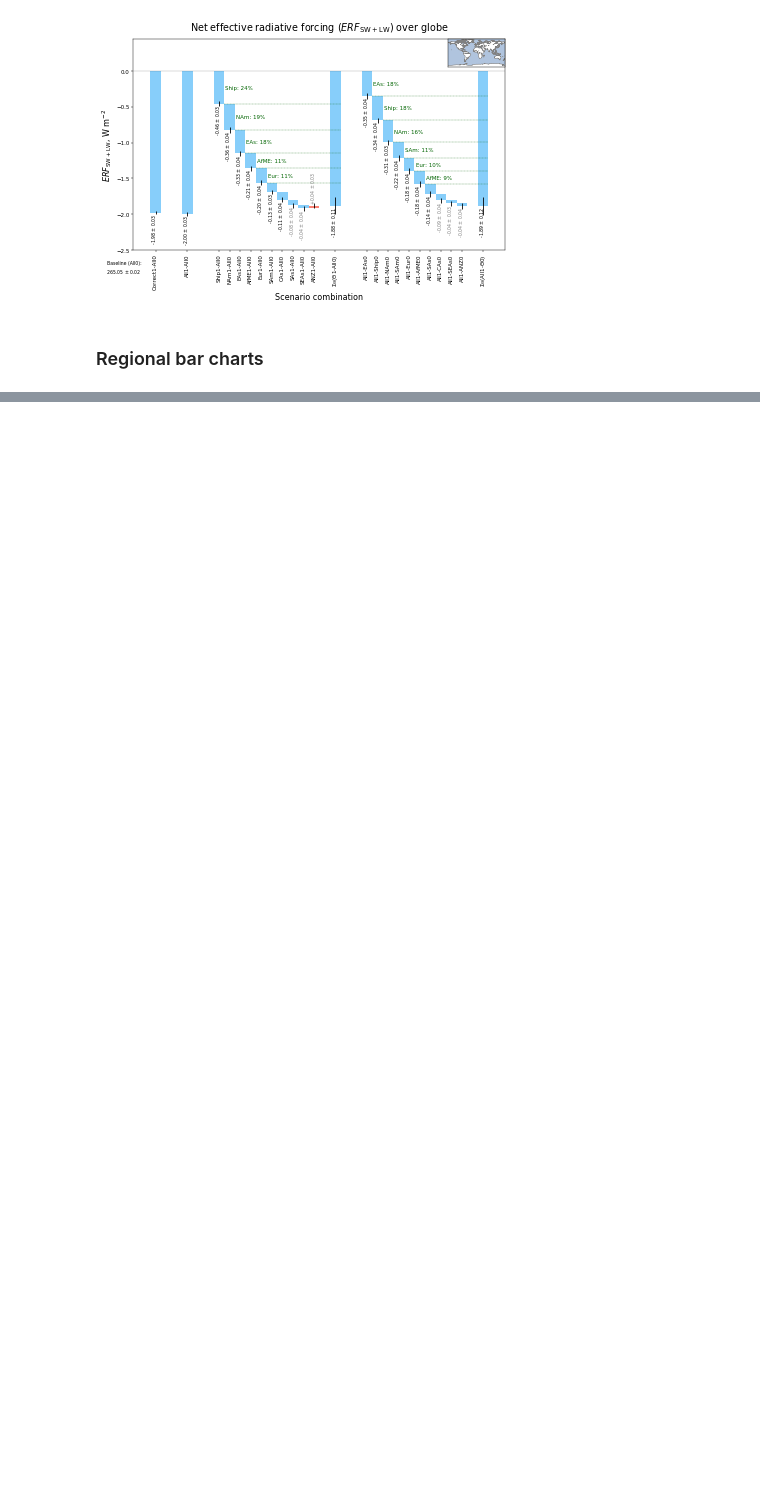
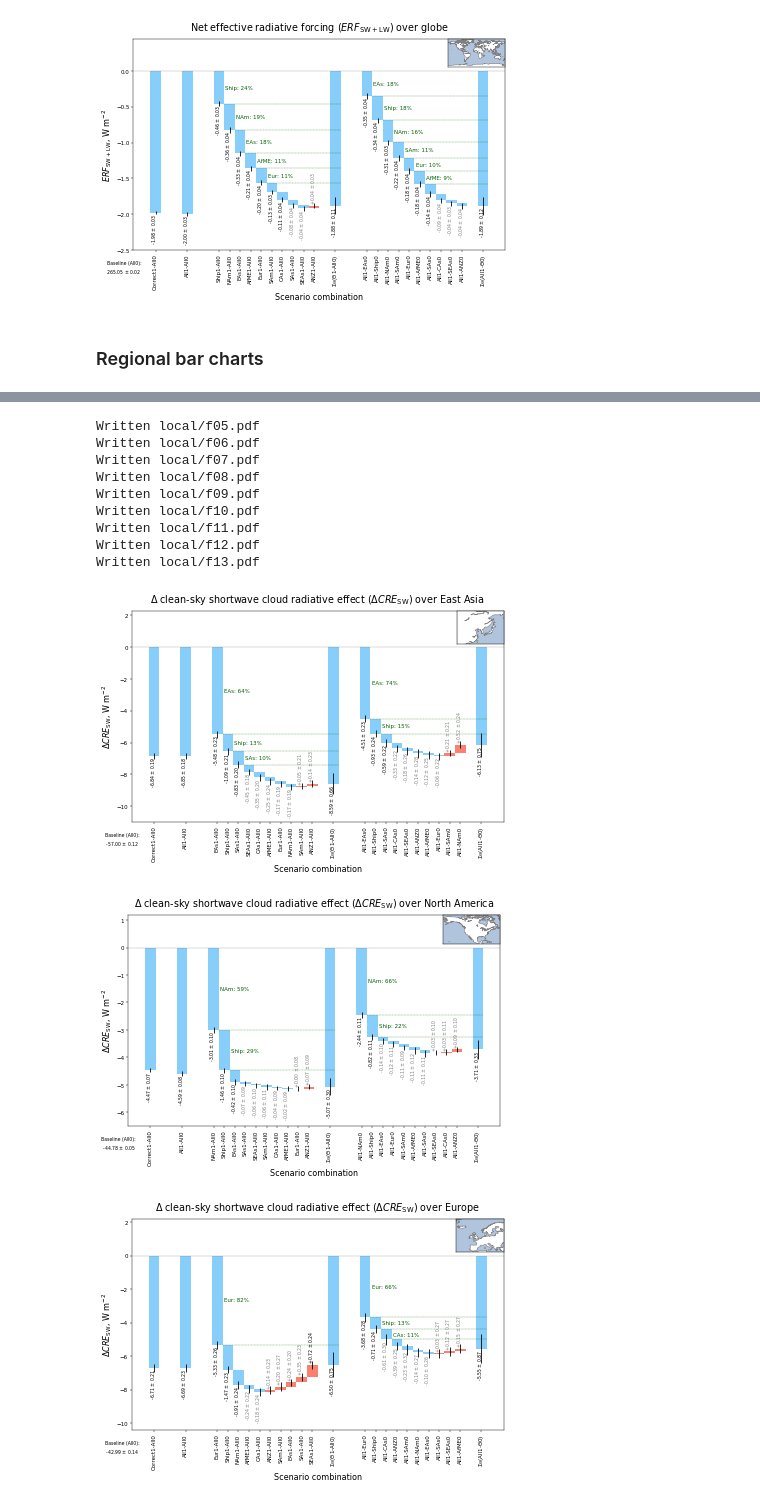
Before and after one commit to grandey/draft2017a-region-rfp, a Jupyter notebook: figures_draft2017a.ipynb, the cells around one changed output, grey strips where cells are left out. Cells and saved outputs as stored; diff of their text form; code cells hidden in the pictures; blank space fills up the shorter version.

```diff
--- a/figures_draft2017a.ipynb
+++ b/figures_draft2017a.ipynb
@@ -985,0 +1003,31 @@ Written local/f15a.pdf
+# %%
+# SW cloud radiative effect
+for region, ylim, in {'EAs': [-11, 2.3],
+                      'NAm': [-6.5, 1.2],
+                      'Eur': [-10.4, 2.2],
+                      'AfME': [-7, 1.5],
+                      'CAs': [-7, 1.6],
+                      'SAs': [-15, 3.2],
+                      'SEAs': [-5.7, 1.0],
+                      'SAm': [-2.6, 0.6],
+                      'ANZ': [-2.7, 1.3]
+                     }.items():
+    staggered_barcharts(variable='SWCF_d1', region=region,
+                        text_format=r' {:+.2f} $\pm$ {:.2f} ',
+                        ylim=ylim,
+                        n_contributors='auto',
+                        file_prefix='f{:02}'.format(figure_counter))
+    figure_counter += 1
+# %% [output]
+Written local/f05.pdf
+Written local/f06.pdf
+Written local/f07.pdf
+Written local/f08.pdf
+Written local/f09.pdf
+Written local/f10.pdf
+Written local/f11.pdf
+Written local/f12.pdf
+Written local/f13.pdf
+[figure, added]
+[figure, added]
+[figure, added]
```
Also changed, not shown: parts of 14 cells of this notebook.
